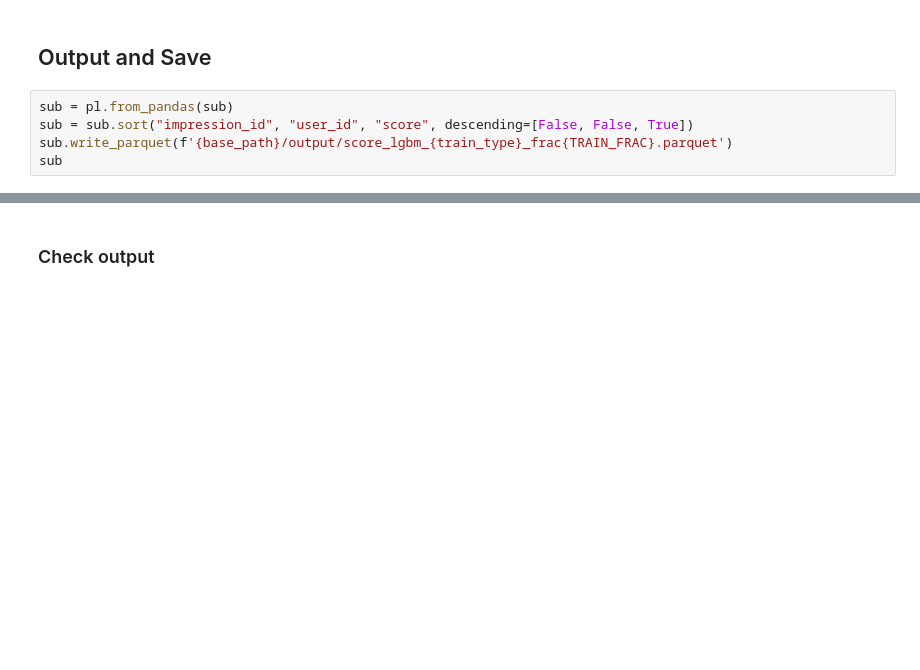
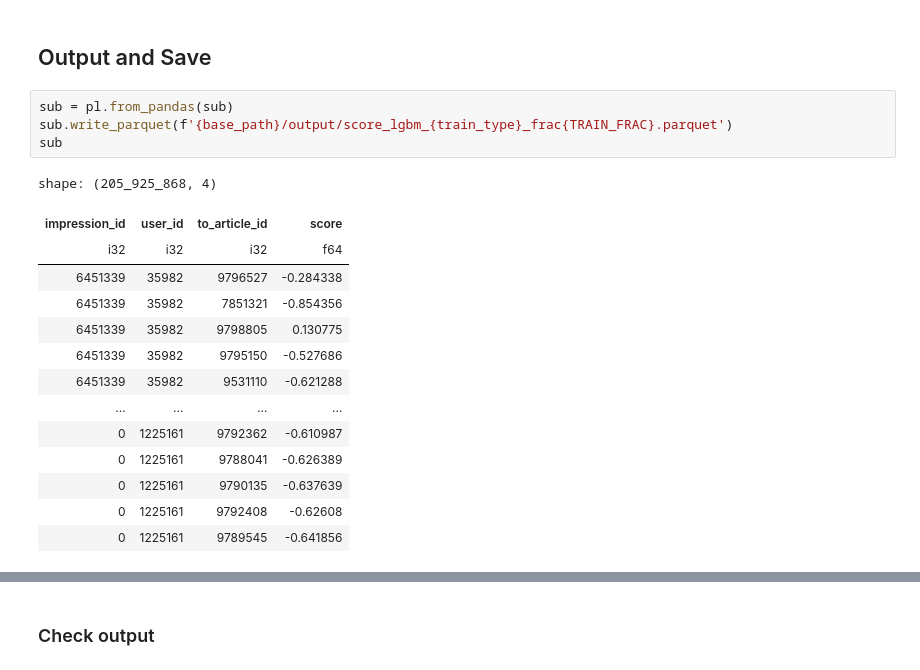
Before and after one commit to tetsuro731/RecSys-Challenge-2024-tetsuro731, a Jupyter notebook: notebook/Recsys2024_LGBM_test.ipynb, the cells around one changed output, grey strips where cells are left out. Saved outputs shown, nothing was run; the diff lists cells and outputs as text; blank space fills up the shorter version.

```diff
--- a/notebook/Recsys2024_LGBM_test.ipynb
+++ b/notebook/Recsys2024_LGBM_test.ipynb
@@ -286,7 +318,21 @@ gc.collect()
 ## Output and Save
 # %%
 sub = pl.from_pandas(sub)
-sub = sub.sort("impression_id", "user_id", "score", descending=[False, False, True])
 sub.write_parquet(f'{base_path}/output/score_lgbm_{train_type}_frac{TRAIN_FRAC}.parquet')
 sub
+# %% [output]
+shape: (205_925_868, 4)
+| impression_id | user_id | to_article_id | score |
+| i32 | i32 | i32 | f64 |
+| 6451339 | 35982 | 9796527 | -0.284338 |
+| 6451339 | 35982 | 7851321 | -0.854356 |
+| 6451339 | 35982 | 9798805 | 0.130775 |
+| 6451339 | 35982 | 9795150 | -0.527686 |
+| 6451339 | 35982 | 9531110 | -0.621288 |
+| … | … | … | … |
+| 0 | 1225161 | 9792362 | -0.610987 |
+| 0 | 1225161 | 9788041 | -0.626389 |
+| 0 | 1225161 | 9790135 | -0.637639 |
+| 0 | 1225161 | 9792408 | -0.62608 |
+| 0 | 1225161 | 9789545 | -0.641856 |
 # %%
```
Also changed, not shown: parts of 11 cells of this notebook, 1 other file.
